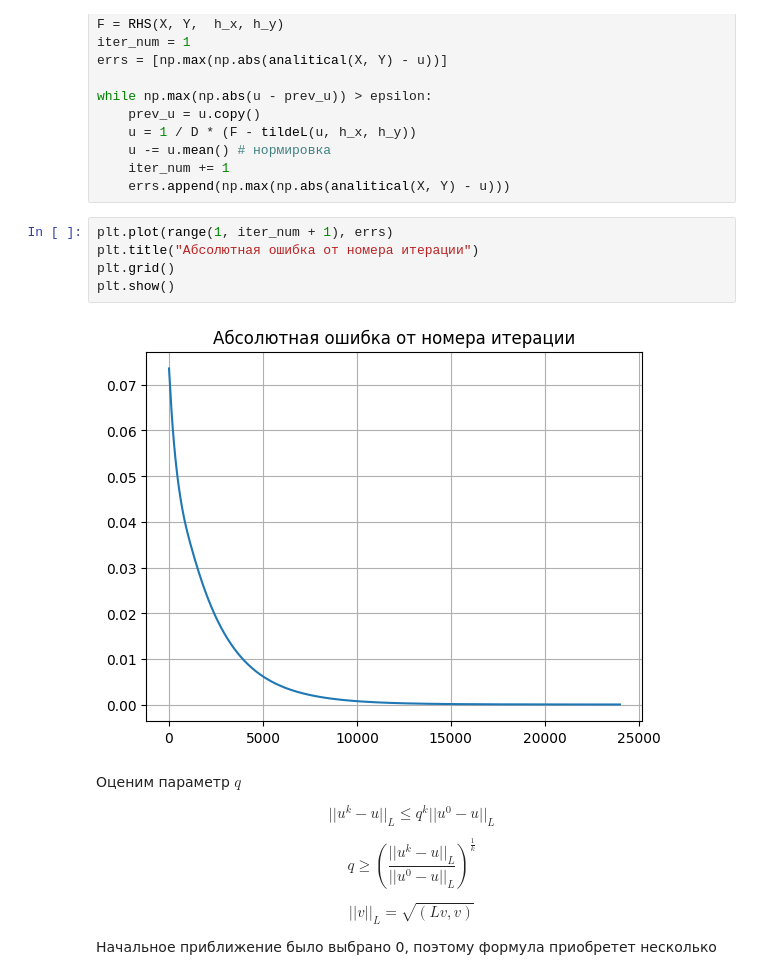
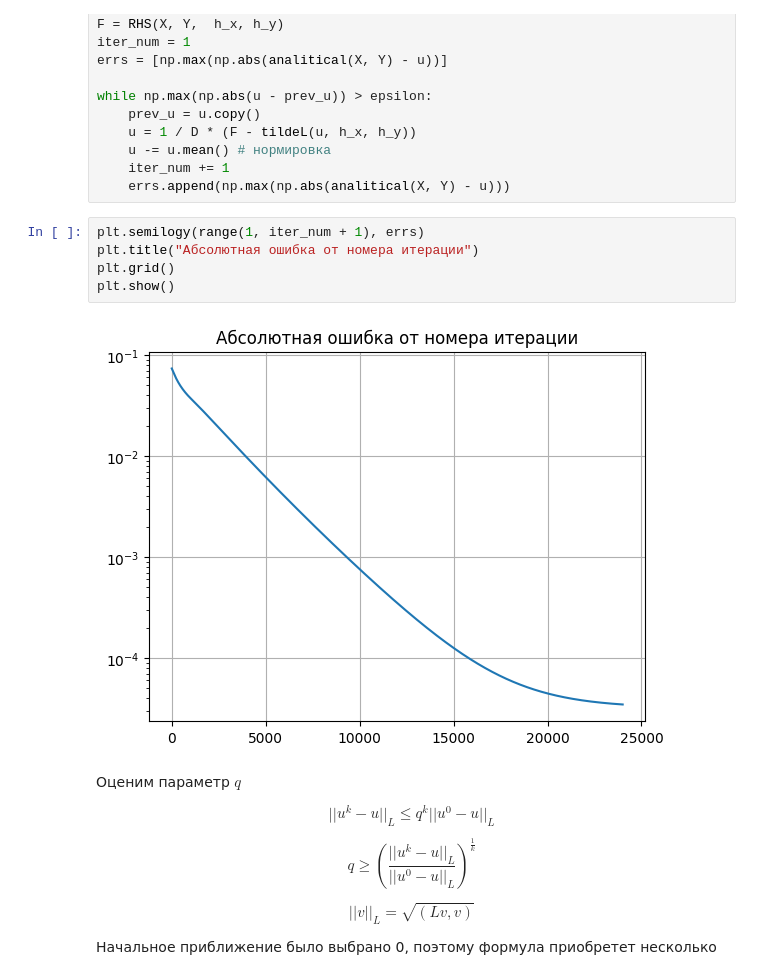
Before and after one commit to Xopppek/num_methods_sem7, a Jupyter notebook: lab3/lab3.ipynb, the cells around one changed output. Cells and saved outputs as stored; diff of their text form.

```diff
--- a/lab3/lab3.ipynb
+++ b/lab3/lab3.ipynb
@@ -195,12 +195,12 @@ while np.max(np.abs(u - prev_u)) > epsilon:
     iter_num += 1
     errs.append(np.max(np.abs(analitical(X, Y) - u)))
 # %%
-plt.plot(range(1, iter_num + 1), errs)
+plt.semilogy(range(1, iter_num + 1), errs)
 plt.title("Абсолютная ошибка от номера итерации")
 plt.grid()
 plt.show()
 # %% [output]
-[figure, old version]
+[figure, new version]
 # %% [markdown]
 Оценим параметр $q$
 
```
Also changed, not shown: 1 other file.
